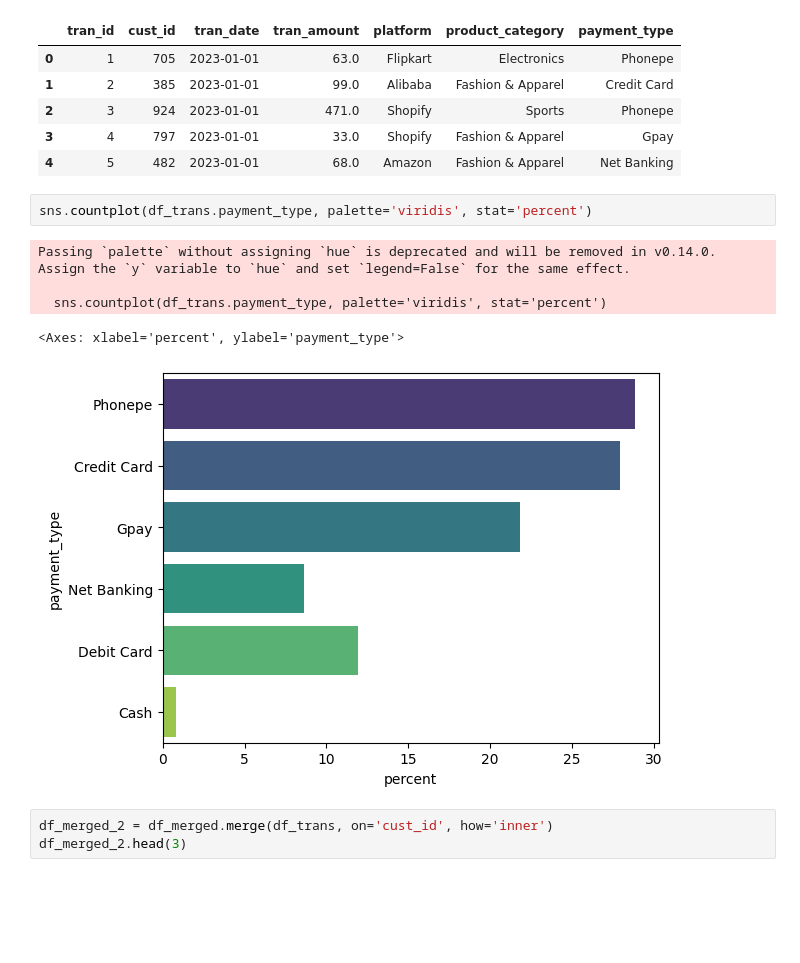
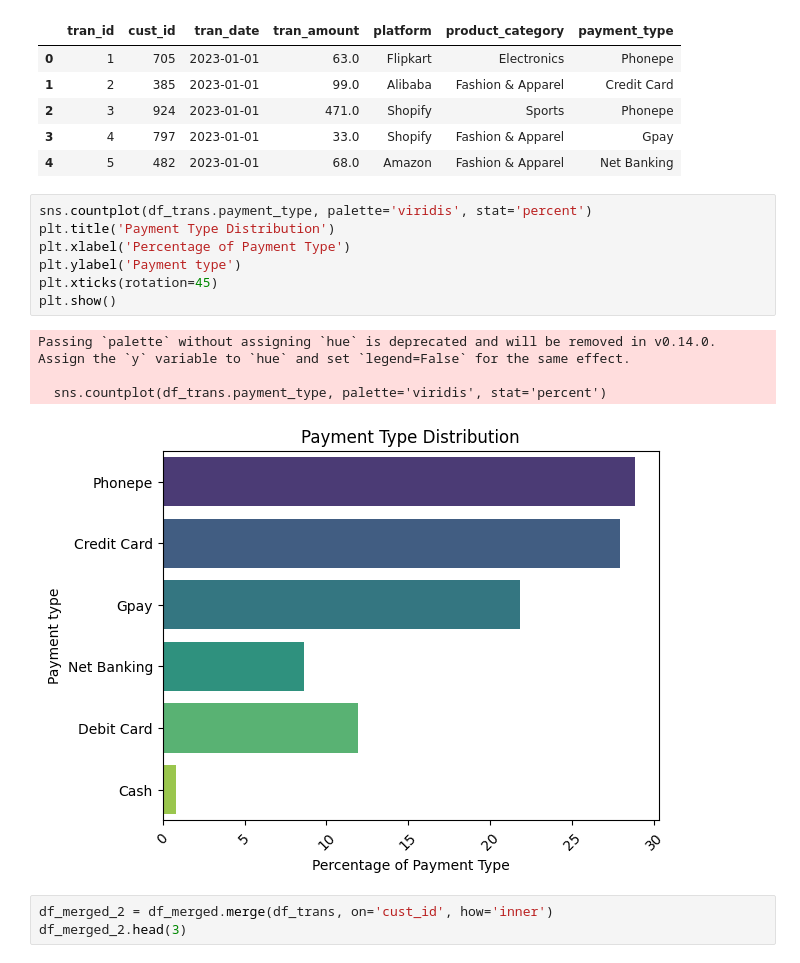
Before and after one commit to SurajK221b/credit-card-eda, a Jupyter notebook: phase1_creadit_card.ipynb, the cells around one changed output. Saved outputs shown, nothing was run; the diff lists cells and outputs as text; blank space fills up the shorter version.

Commit message:
Uploaded phase 1 plots

```diff
--- a/phase1_creadit_card.ipynb
+++ b/phase1_creadit_card.ipynb
@@ -1480,12 +1480,16 @@ df_trans.head()
 | 4 | 5 | 482 | 2023-01-01 | 68.0 | Amazon | Fashion & Apparel | Net Banking |
 # %%
 sns.countplot(df_trans.payment_type, palette='viridis', stat='percent')
+plt.title('Payment Type Distribution')
+plt.xlabel('Percentage of Payment Type')
+plt.ylabel('Payment type')
+plt.xticks(rotation=45)
+plt.show()
 # %% [output]
 Passing `palette` without assigning `hue` is deprecated and will be removed in v0.14.0. Assign the `y` variable to `hue` and set `legend=False` for the same effect.
 
   sns.countplot(df_trans.payment_type, palette='viridis', stat='percent')
-<Axes: xlabel='percent', ylabel='payment_type'>
-[figure, old version]
+[figure, new version]
 # %%
 df_merged_2 = df_merged.merge(df_trans, on='cust_id', how='inner')
 df_merged_2.head(3)
```
Also changed, not shown: 4 other files.
